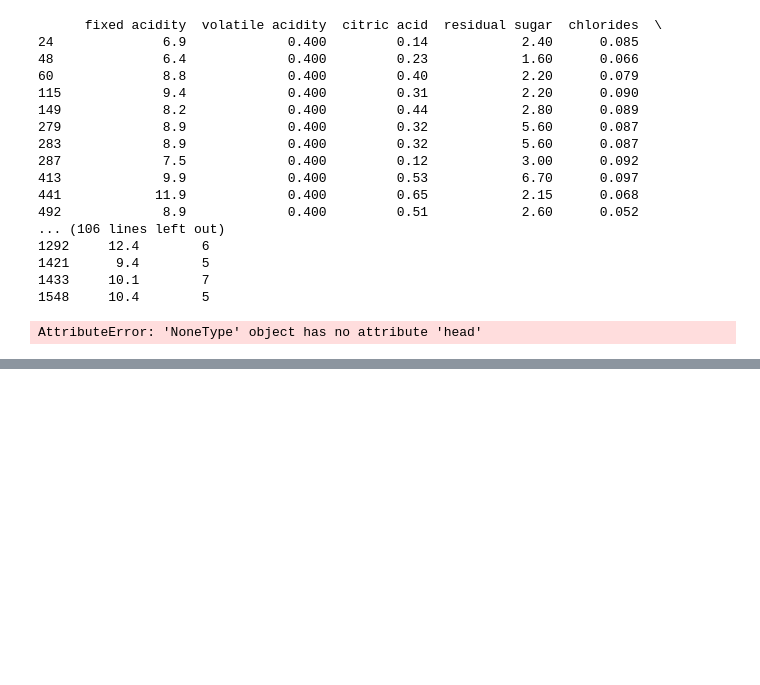
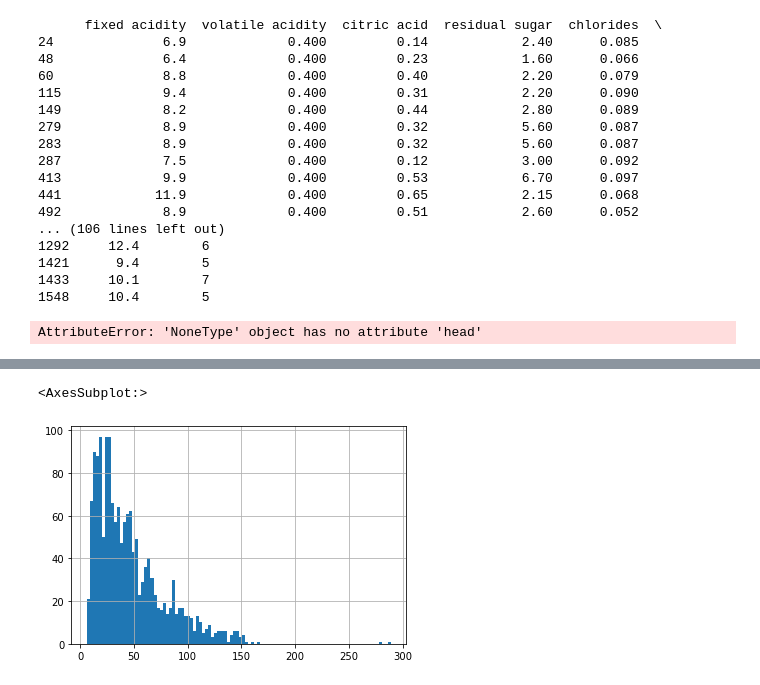
Before and after one commit to Anitagg1/Phyton-Workshop, a Jupyter notebook: Wine Project.ipynb, the cells around one changed output, grey strips where cells are left out. Drawn from its saved outputs; the diff is of its cells as text; code cells hidden in the pictures; blank space fills up the shorter version.

```diff
--- a/Wine Project.ipynb
+++ b/Wine Project.ipynb
@@ -174,0 +232,6 @@ wines = wines.sample(frac=1, random_state=42).reset_index(drop=True)
+# %%
+red_wine['total sulfur dioxide'].hist(bins = 100)
+# bins to make it granular in the histogram
+# %% [output]
+<AxesSubplot:>
+[figure, added]
```
Also changed, not shown: parts of 13 cells of this notebook.
